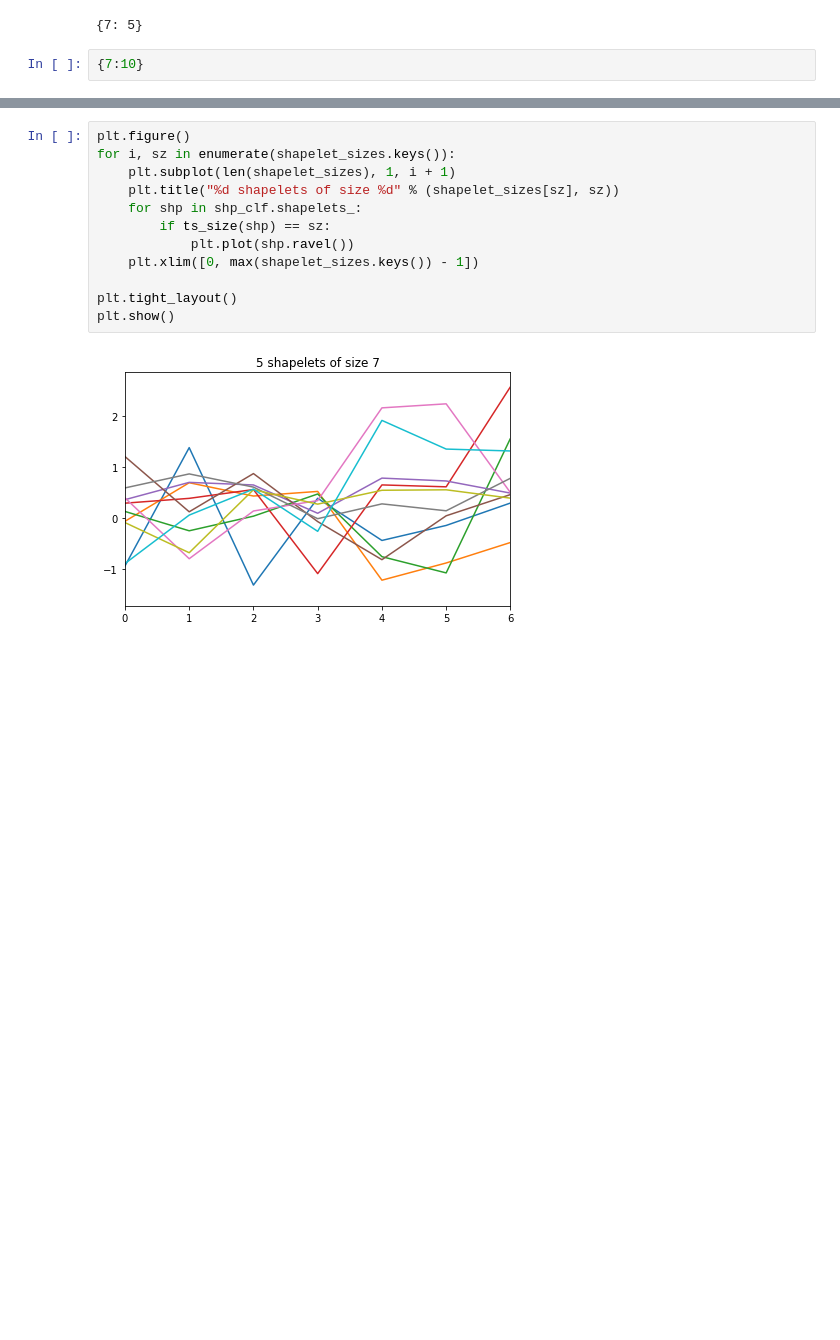
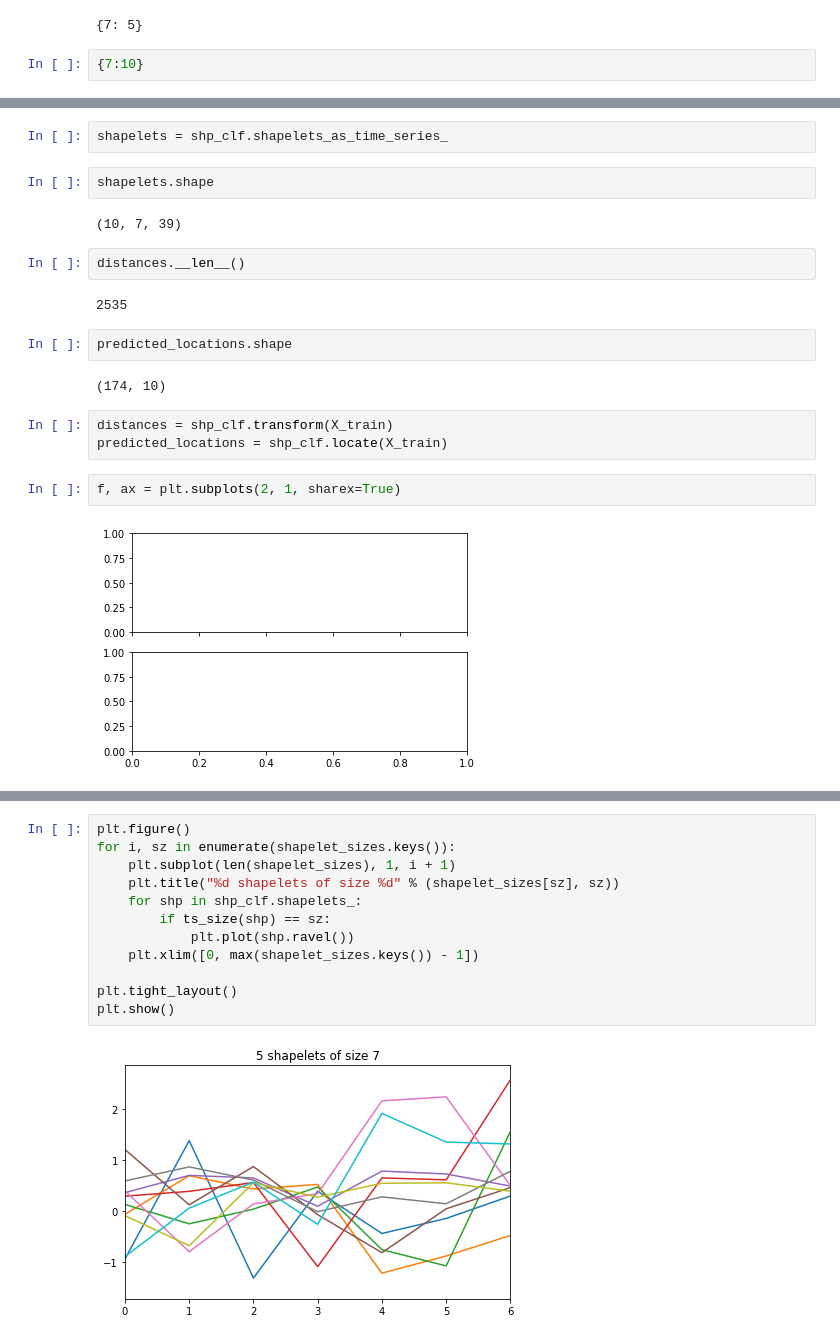
Before and after one commit to P-AEL/Analyse_von_Prozessdaten, a Jupyter notebook: Paul/Learning_Shapelets.ipynb, the cells around one changed output, grey strips where cells are left out. Cells and saved outputs as stored; diff of their text form; blank space fills up the shorter version.

```diff
--- a/Paul/Learning_Shapelets.ipynb
+++ b/Paul/Learning_Shapelets.ipynb
@@ -105,0 +100,21 @@ Correct classification rate: 0.6666666666666666
+# %%
+shapelets = shp_clf.shapelets_as_time_series_
+# %%
+shapelets.shape
+# %% [output]
+(10, 7, 39)
+# %%
+distances.__len__()
+# %% [output]
+2535
+# %%
+predicted_locations.shape
+# %% [output]
+(174, 10)
+# %%
+distances = shp_clf.transform(X_train)
+predicted_locations = shp_clf.locate(X_train)
+# %%
+f, ax = plt.subplots(2, 1, sharex=True)
+# %% [output]
+[figure, added]
```
Also changed, not shown: parts of 21 cells of this notebook, 2 other files.
